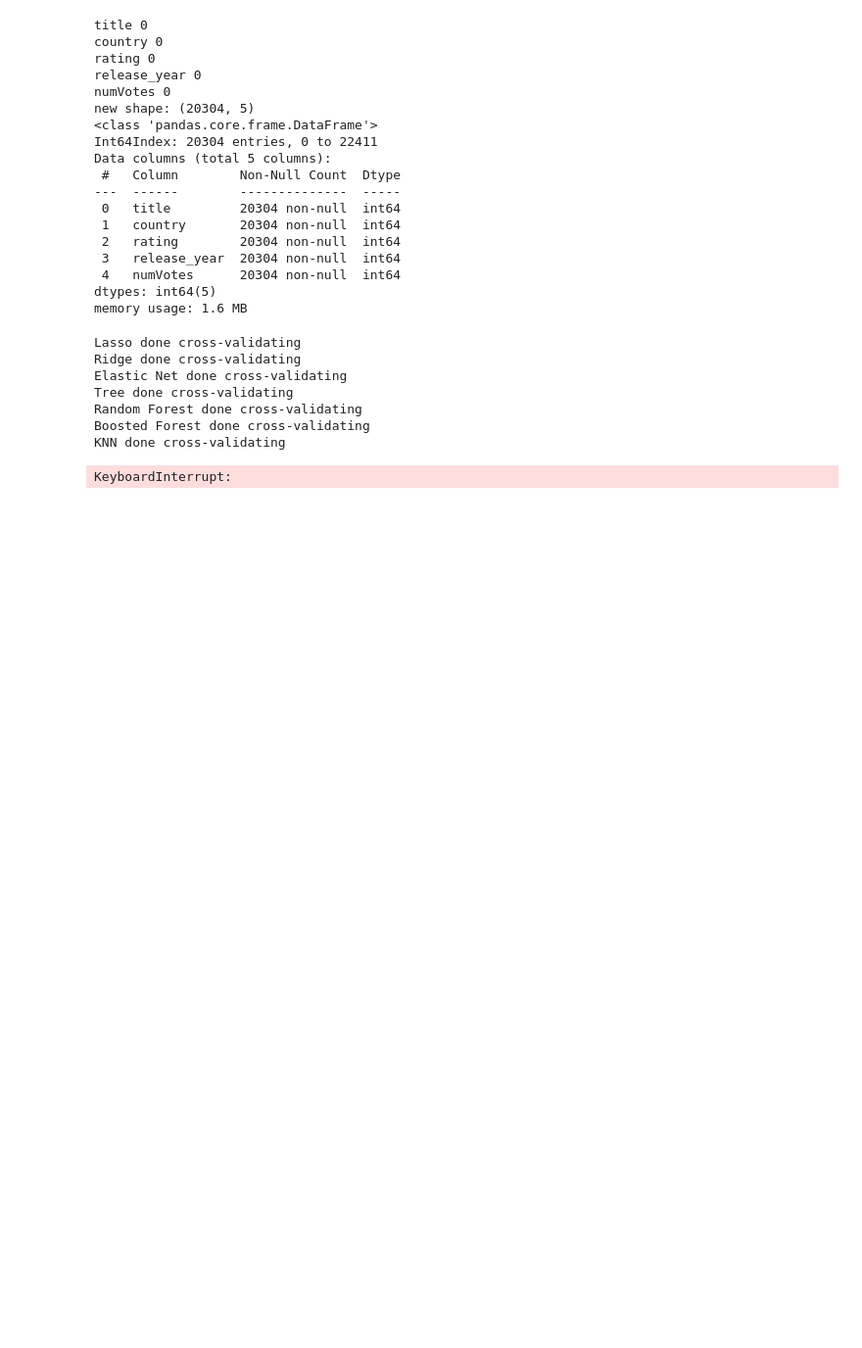
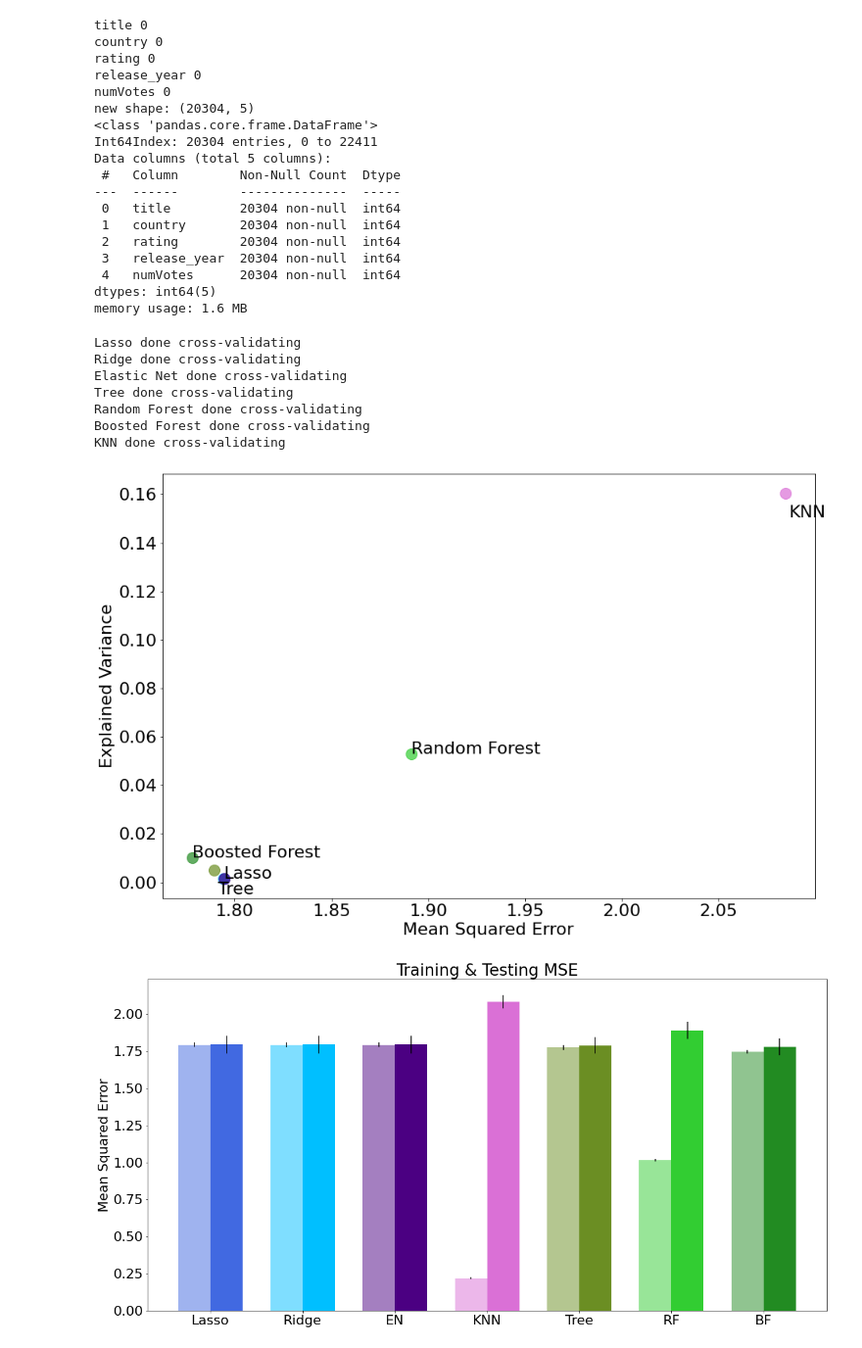
Before and after one commit to ajbarrows/netflix-imdb, a Jupyter notebook: scratch/IA_0511_v4.ipynb, the cells around one changed output. Shown at 98% size. Saved outputs shown, nothing was run; the diff lists cells and outputs as text; code cells hidden in the pictures; blank space fills up the shorter version.

```diff
--- a/scratch/IA_0511_v4.ipynb
+++ b/scratch/IA_0511_v4.ipynb
@@ -466,7 +465,7 @@ class learn:
         plt.grid(color='gray', which='major', axis='y', linestyle='--', alpha=0.5)
         plt.xlabel('Feature Importance')
         plt.title(self.name)
-        plt.savefig('{}_featimp.svg'.format(self.name))
+        plt.savefig('../out/{}_featimp.png'.format(self.name), dpi=600, bbox_inches='tight')
         plt.show()
 
 def run_models(X, y, k):
@@ -494,14 +493,14 @@ def run_models(X, y, k):
 
     knn = learn(kneighbors(X, y, search=False), X, y, k)
     knn.cross_val()
-    svr = learn(supp_vec_reg(X, y, search=False), X, y, k)
-    svr.cross_val()
-    perc = learn(mlp(X, y, search=False), X, y, k)
-    perc.cross_val()
+#     svr = learn(supp_vec_reg(X, y, search=False), X, y, k)
+#     svr.cross_val()
+#     perc = learn(mlp(X, y, search=False), X, y, k)
+#     perc.cross_val()
 
-    #models = [lasso, ridge, elasnet, knn, tree, randfor, boostfor]
+    models = [lasso, ridge, elasnet, knn, tree, randfor, boostfor]
 #     models = [linear, lasso, ridge, elasnet, knn, tree, randfor, boostfor]
-    models = [lasso, ridge, elasnet, tree, randfor, boostfor, knn, svr, perc]
+#     models = [lasso, ridge, elasnet, tree, randfor, boostfor, knn, svr, perc]
 
     return models
 
@@ -530,7 +529,7 @@ def bias_var(models):
     plt.rcParams.update({'font.size': 22})
     plt.xlabel('Mean Squared Error')
     plt.ylabel('Explained Variance')
-#    plt.savefig('biasvariance.svg')
+    plt.savefig('../out/biasvariance.png', dpi=600, bbox_inches='tight')
     plt.show()
 
 def tt_mse(models):
@@ -552,10 +551,10 @@ def tt_mse(models):
                 color=[mod.color for mod in models], yerr=test_mse_sd)
     ax.set_title('Training & Testing MSE')
     ax.set_xticks(ind + width / 2)
-    ax.set_xticklabels(['Linear', 'Lasso', 'Ridge', 'EN', 'KNN', 'Tree',
-                        'RF', 'BF', 'SVR', 'MLP'])
+    ax.set_xticklabels(['Lasso', 'Ridge', 'EN', 'KNN', 'Tree',
+                        'RF', 'BF'])
     plt.ylabel('Mean Squared Error')
-    plt.savefig('../out/tt_mse.svg')
+    plt.savefig('../out/tt_mse.png', dpi=600, bbox_inches='tight')
     plt.show()
 
 def tt_expvar(models):
@@ -579,10 +578,11 @@ def tt_expvar(models):
                 color=[mod.color for mod in models], yerr=test_ev_sd)
     ax.set_title('Training & Testing Explained Variance')
     ax.set_xticks(ind + width / 2)
-    ax.set_xticklabels(['Linear', 'Lasso', 'Ridge', 'EN', 'KNN', 'Tree',
-                        'RF', 'BF', 'SVR', 'MLP'])
+    ax.set_xticklabels(['Lasso', 'Ridge', 'EN', 'KNN', 'Tree',
+                        'RF', 'BF'])
+
     plt.ylabel('Explained Variance')
-    plt.savefig('../out/tt_ev.svg')
+    plt.savefig('../out/tt_ev.png', dpi=600, bbox_inches='tight')
     plt.show()
 
 def main(X, y):
@@ -593,11 +593,11 @@ def main(X, y):
     k=5
     models = run_models(X, y, k)
 
-
+    return models
     #feat_plots(models)
-    bias_var(models)
-    tt_mse(models)
-    tt_expvar(models)
+#     bias_var(models)
+#     tt_mse(models)
+#     tt_expvar(models)
 
 # # X, y = prep(0.01, enc=True)
 
@@ -606,13 +606,18 @@ def main(X, y):
 #main(X_train, y_train)
 # %%
 X_train, X_test, y_train, y_test = train_test_split(X, y, test_size = 0.25, random_state=0)
-main(X_train, y_train)
+models = main(X_train, y_train)
+
+bias_var(models)
+tt_mse(models)
+tt_expvar(models)
 # %% [output]
 Lasso done cross-validating
 Ridge done cross-validating
 Elastic Net done cross-validating
 Tree done cross-validating
 Random Forest done cross-validating
 Boosted Forest done cross-validating
 KNN done cross-validating
-KeyboardInterrupt:
+[figure, added]
+[figure, added]
```
Also changed, not shown: parts of 2 cells of this notebook, 5 other files.
